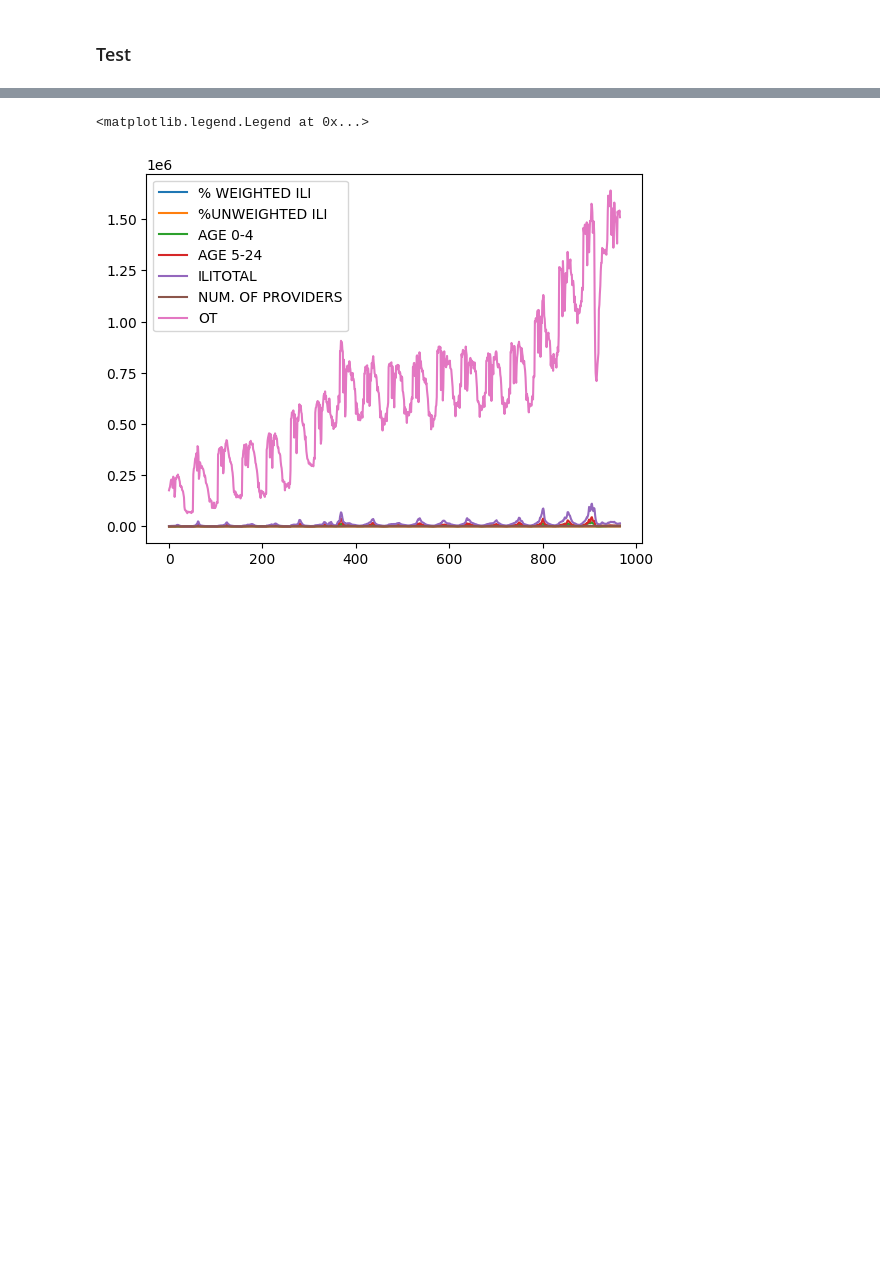
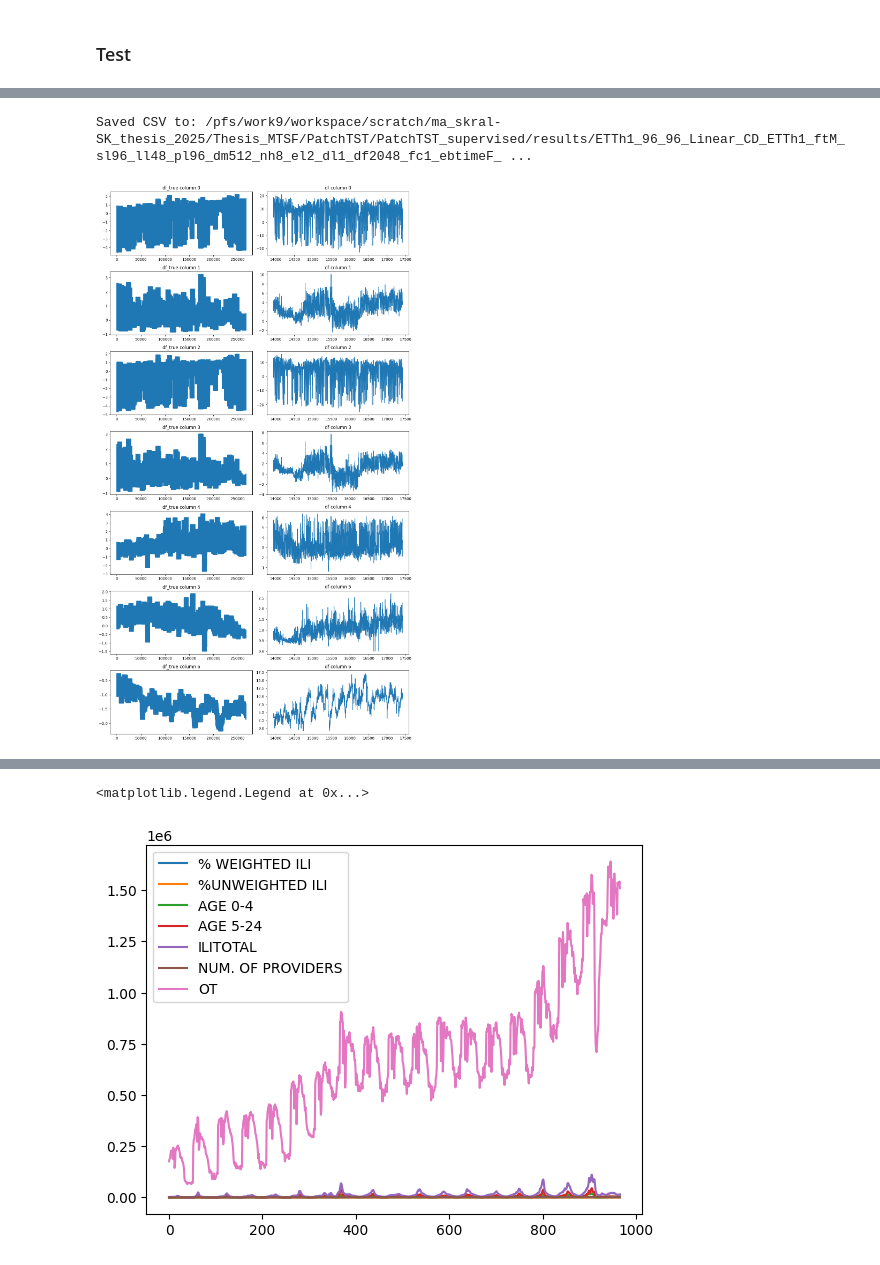
Before and after one commit to simonkral/Thesis_MTSF, a Jupyter notebook: visualization/visualize_predictions.ipynb, the cells around one changed output, grey strips where cells are left out. Cells and saved outputs as stored; diff of their text form; code cells hidden in the pictures; blank space fills up the shorter version.

```diff
--- a/visualization/visualize_predictions.ipynb
+++ b/visualization/visualize_predictions.ipynb
@@ -5 +6,14 @@ import pandas as pd
 import matplotlib.pyplot as plt
+# %%
+
+def npy_to_csv(npy_path, csv_path, feature_names=None):
+    data = np.load(npy_path)
+    num_samples, pred_len, num_features = data.shape
+    data_2d = data.reshape(num_samples * pred_len, num_features)
+
+    if feature_names is None:
+        feature_names = [f'feature_{i}' for i in range(num_features)]
+
+    df = pd.DataFrame(data_2d, columns=feature_names)
+    df.to_csv(csv_path, index=False)
+    print(f"Saved CSV to: {csv_path}")
@@ -6,3 +90,43 @@ import matplotlib.pyplot as plt
+# %%
+for npy_path in ["/pfs/work9/workspace/scratch/ma_skral-SK_thesis_2025/Thesis_MTSF/PatchTST/PatchTST_supervised/results/ETTh1_96_96_Linear_CD_ETTh1_ftM_sl96_ll48_pl96_dm512_nh8_el2_dl1_df2048_fc1_ebtimeF_dtTrue_Exp_0/true.npy"]:
+    csv_path = npy_path.replace(".npy", ".csv")
+    npy_to_csv(npy_path, csv_path)
+
+df_true = pd.read_csv("/pfs/work9/workspace/scratch/ma_skral-SK_thesis_2025/Thesis_MTSF/PatchTST/PatchTST_supervised/results/ETTh1_96_96_Linear_CD_ETTh1_ftM_sl96_ll48_pl96_dm512_nh8_el2_dl1_df2048_fc1_ebtimeF_dtTrue_Exp_0/true.csv")
+df = pd.read_csv("/pfs/work9/workspace/scratch/ma_skral-SK_thesis_2025/Thesis_MTSF/PatchTST/PatchTST_supervised/dataset/ETTh1.csv")
+#df = df.drop('date', axis=1)
+
+#display(df.tail(n=10))
+
+#df_true = df_true.iloc[-96:]
+#df = df.iloc[-150:]
+
+#df_true = df_true.iloc[:96]
+#df = df.iloc[:150]
+
+#df = df.iloc[int(len(df) * 0.8):]
+
+# Number of columns in df_true (this decides the number of rows of subplots)
+n_cols = df_true.shape[1]
+
+# Create subplots: n_cols rows, 2 columns
+fig, axes = plt.subplots(nrows=n_cols, ncols=2, figsize=(12, 3 * n_cols))
+
+for i in range(n_cols):
+    # Left: df_true
+    axes[i, 0].plot(df_true.iloc[:, i])
+    axes[i, 0].set_title(f"df_true column {i}")
+
+    # Right: df
+    axes[i, 1].plot(df.iloc[:, i+1])
+    axes[i, 1].set_title(f"df column {i}")
+
+
+plt.tight_layout()
+plt.show()
+# %% [output]
+Saved CSV to: /pfs/work9/workspace/scratch/ma_skral-SK_thesis_2025/Thesis_MTSF/PatchTST/PatchTST_supervised/results/ETTh1_96_96_Linear_CD_ETTh1_ftM_sl96_ll48_pl96_dm512_nh8_el2_dl1_df2048_fc1_ebtimeF_ ...
+[figure, added]
 # %%
 
 
```
Also changed, not shown: parts of 6 cells of this notebook, 1 other file.
